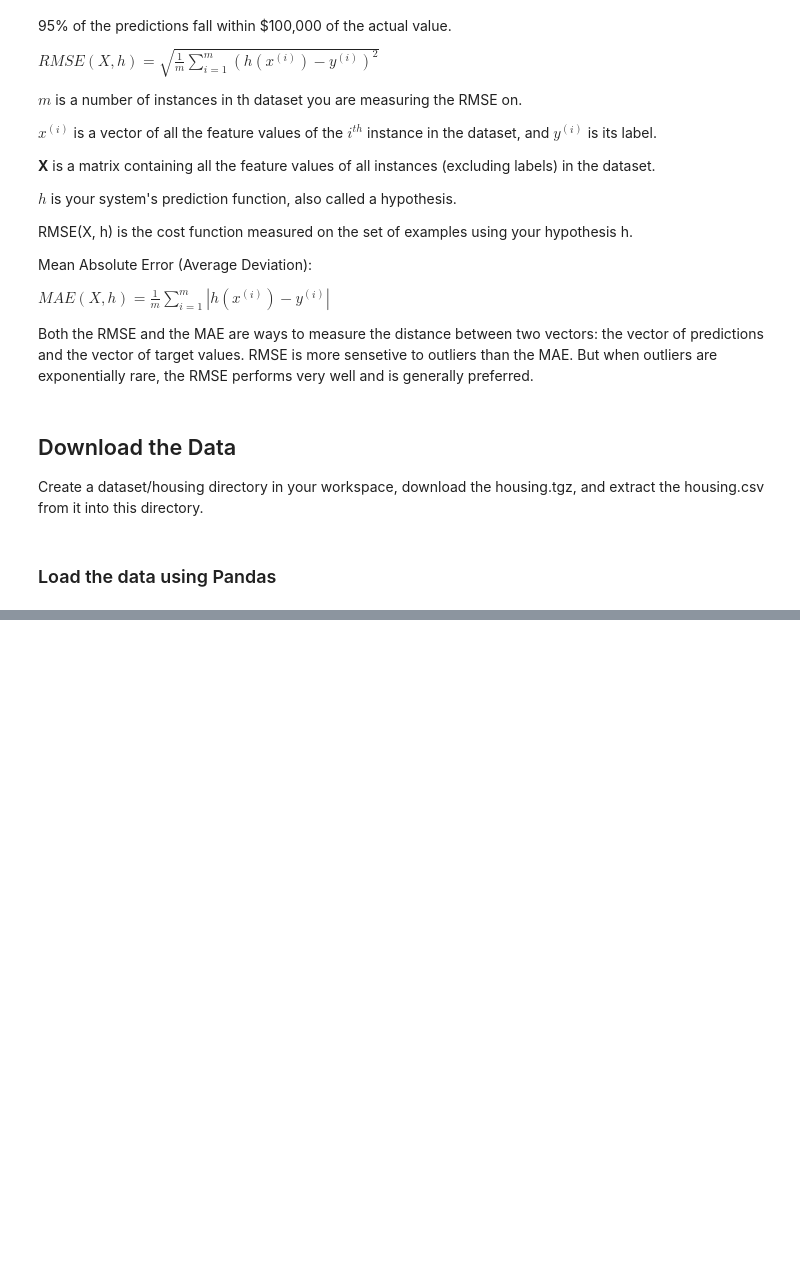
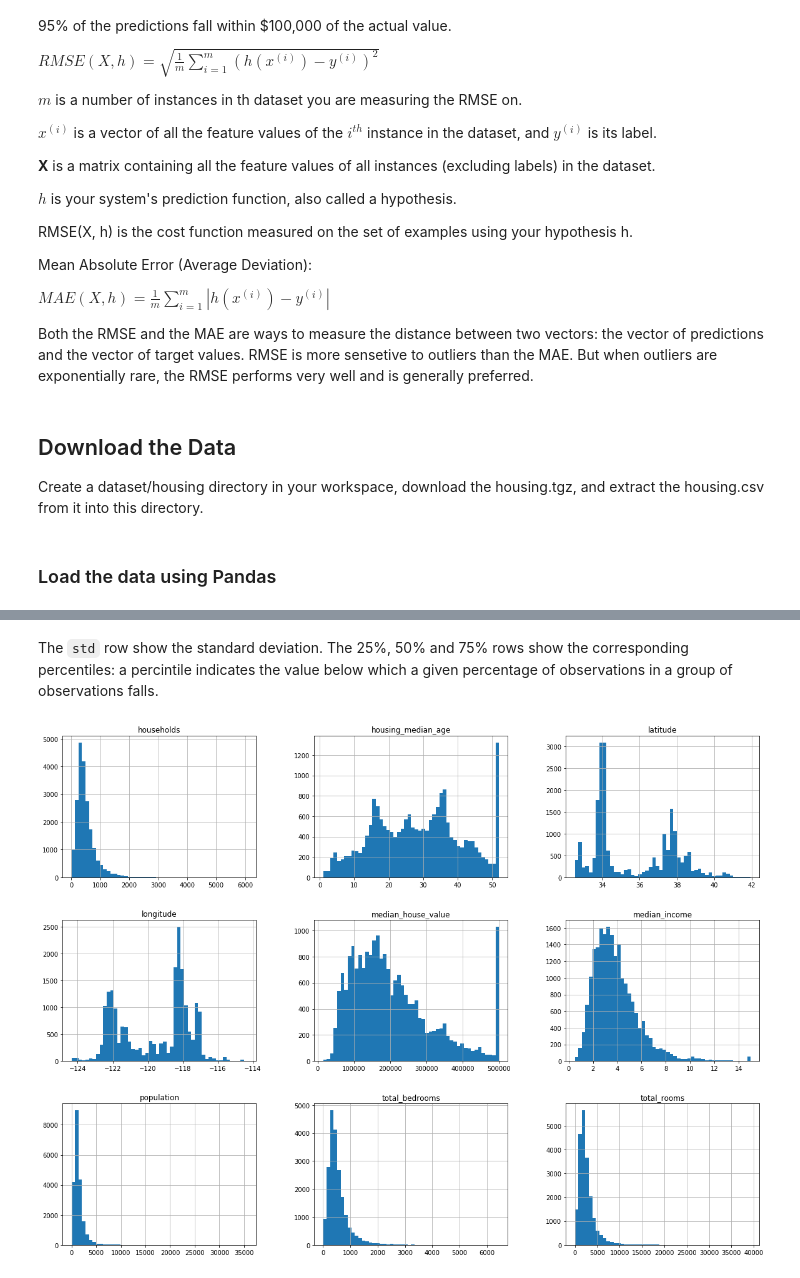
Before and after one commit to yuraist/learn-ML, a Jupyter notebook: Chapter 2 - End-to-End Machine Learning Project.ipynb, the cells around one changed output, grey strips where cells are left out. Drawn from its saved outputs; the diff is of its cells as text; code cells hidden in the pictures; blank space fills up the shorter version.

```diff
--- a/Chapter 2 - End-to-End Machine Learning Project.ipynb
+++ b/Chapter 2 - End-to-End Machine Learning Project.ipynb
@@ -168,14 +168,14 @@ import tarfile
 from six.moves import urllib
 
 DOWNLOAD_ROOT = 'https://raw.githubusercontent.com/ageron/handson-ml/master/'
-HOUSING_PATH = 'datasets/housing'
+HOUSING_PATH = os.path.join('datasets', 'housing')
 HOUSING_URL = DOWNLOAD_ROOT + HOUSING_PATH + '/housing.tgz'
 
 def fetch_housing_data(housing_url=HOUSING_URL, housing_path=HOUSING_PATH):
     if not os.path.isdir(housing_path):
-        os.makedir(housing_path)
-    tgz_path = os.path.join(housing_path, 'housing.tgz')
+        os.makedirs(housing_path)
+    tgz_path = os.path.join(housing_path, "housing.tgz")
     urllib.request.urlretrieve(housing_url, tgz_path)
     housing_tgz = tarfile.open(tgz_path)
-    housing.tgz.extractall(path=housing_path)
+    housing_tgz.extractall(path=housing_path)
     housing_tgz.close()
@@ -188,3 +190,6 @@ def load_housing_data(housing_path=HOUSING_PATH):
     """Returns a Pandas DataFrame object containing all the data"""
     csv_path = os.path.join(housing_path, 'housing.csv')
     return pd.read_csv(csv_path)
+# %%
+housing = load_housing_data()
+housing.head(10)
@@ -190,0 +253,10 @@ def load_housing_data(housing_path=HOUSING_PATH):
+# %% [markdown]
+The `std` row show the standard deviation.
+The 25%, 50% and 75% rows show the corresponding percentiles: a percintile indicates the value below which a given percentage of observations in a group of observations falls.
+# %%
+%matplotlib inline
+import matplotlib.pyplot as plt
+housing.hist(bins=50, figsize=(20, 15))
+plt.show()
+# %% [output]
+[figure, added]
```
Also changed, not shown: parts of 80 cells of this notebook, 5 other files.
